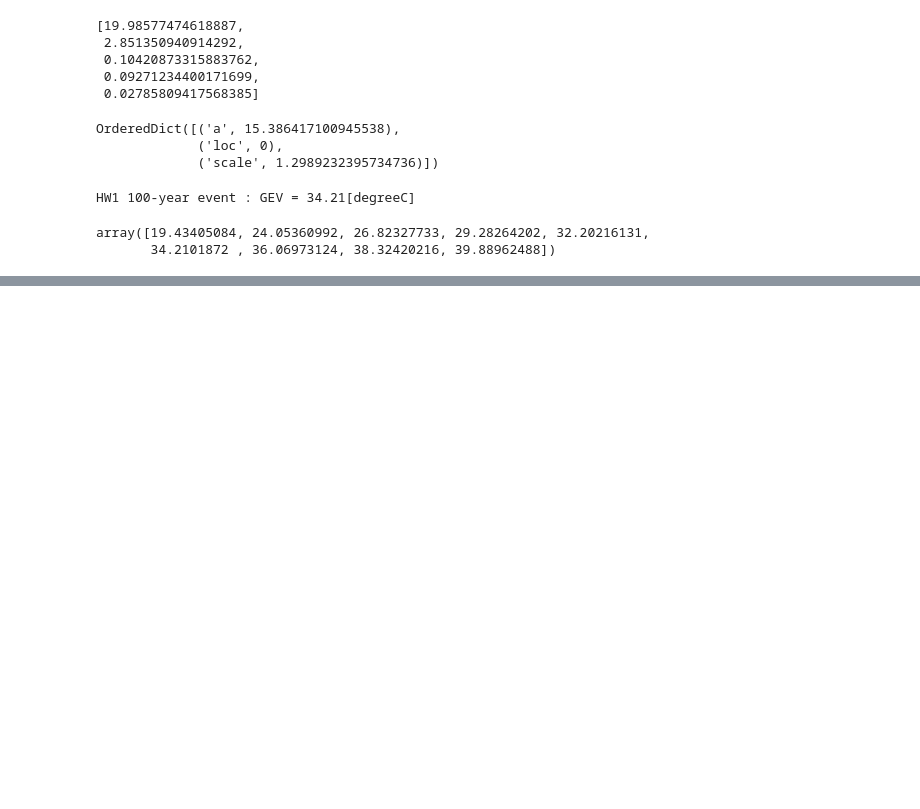
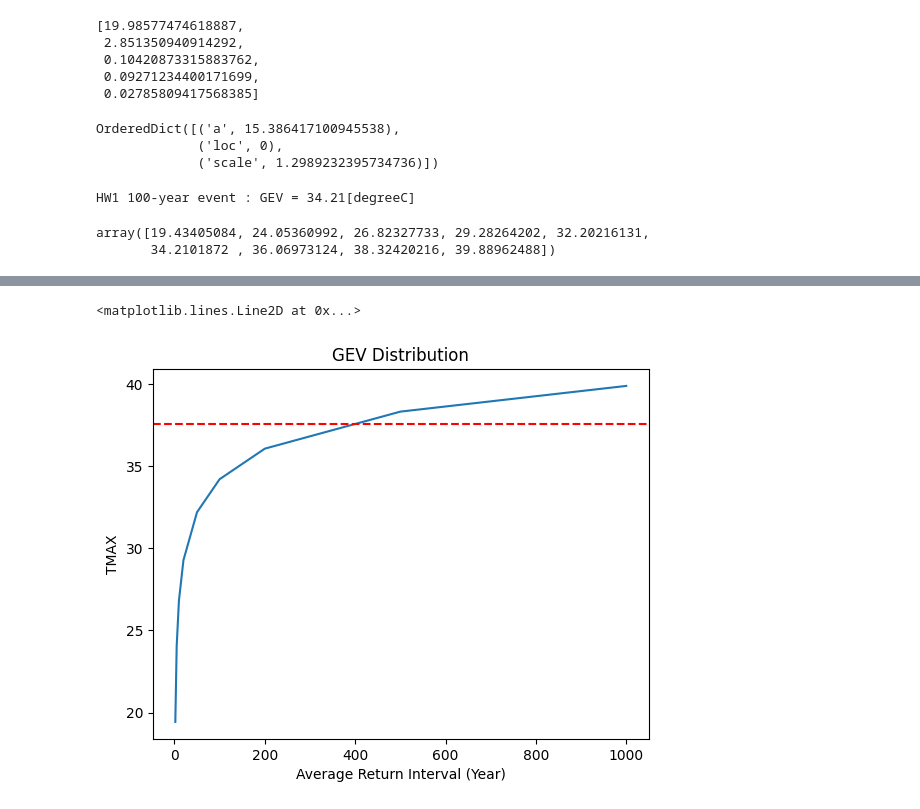
Before and after one commit to xinhe-zhang/heatwave, a Jupyter notebook: HW5_張昕荷_R12228016.ipynb, the cells around one changed output, grey strips where cells are left out. Drawn from its saved outputs; the diff is of its cells as text; code cells hidden in the pictures; blank space fills up the shorter version.

```diff
--- a/HW5_張昕荷_R12228016.ipynb
+++ b/HW5_張昕荷_R12228016.ipynb
@@ -775,0 +786,11 @@ array([19.43405084, 24.05360992, 26.82327733, 29.28264202, 32.20216131,
+# %%
+plt.plot(LT_avi,LT_pavi)
+
+plt.ylabel('TMAX')
+plt.xlabel('Average Return Interval (Year)')
+plt.ylabel('TMAX')
+plt.title("GEV Distribution")
+plt.axhline(y = LT_2021_max.max(), color = 'red', linestyle='--')
+# %% [output]
+<matplotlib.lines.Line2D at 0x...>
+[figure, added]
```
Also changed, not shown: parts of 1 cell of this notebook.
